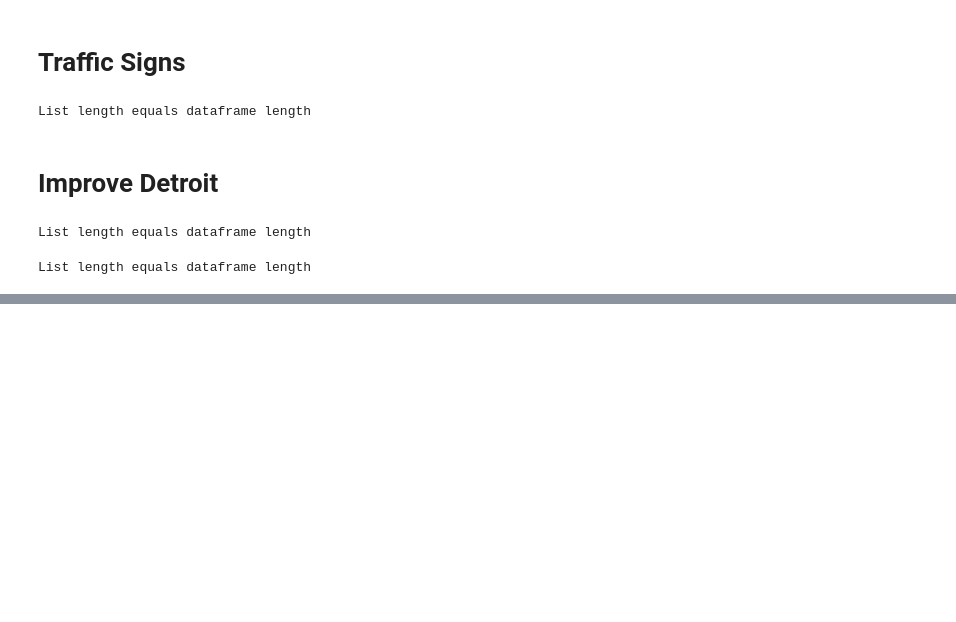
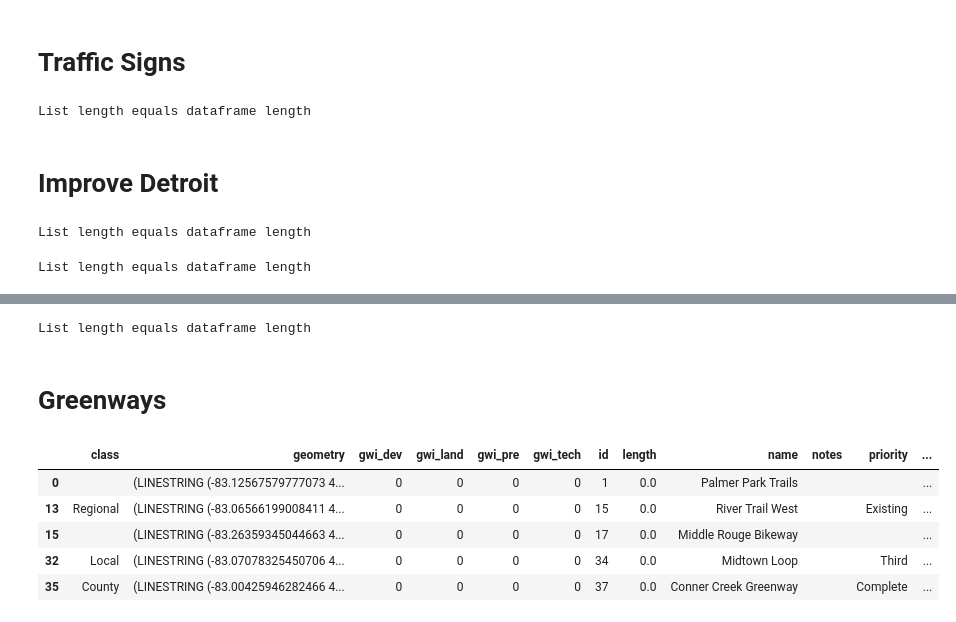
Before and after one commit to nss2108/Detroit-Capstone, a Jupyter notebook: Data Cleaning notebook.ipynb, the cells around one changed output, grey strips where cells are left out. Saved outputs shown, nothing was run; the diff lists cells and outputs as text; code cells hidden in the pictures; blank space fills up the shorter version.

```diff
--- a/Data Cleaning notebook.ipynb
+++ b/Data Cleaning notebook.ipynb
@@ -626,0 +688,5 @@ improveall.to_csv("improveall.csv")
+# %%
+res=nhoodfind(pv.coordinates)
+pv["neighborhood"]=res
+# %% [output]
+List length equals dataframe length
@@ -626,0 +695,13 @@ improveall.to_csv("improveall.csv")
+# %% [markdown]
+# Greenways
+# %%
+gw=gpd.read_file("Greenways.geojson")
+comp=gw[gw.status=="Complete"]
+comp.head()
+# %% [output]
+|  | class | geometry | gwi_dev | gwi_land | gwi_pre | gwi_tech | id | length | name | notes | priority | ... |
+| 0 |  | (LINESTRING (-83.12567579777073 4... | 0 | 0 | 0 | 0 | 1 | 0.0 | Palmer Park Trails |  |  | ... |
+| 13 | Regional | (LINESTRING (-83.06566199008411 4... | 0 | 0 | 0 | 0 | 15 | 0.0 | River Trail West |  | Existing | ... |
+| 15 |  | (LINESTRING (-83.26359345044663 4... | 0 | 0 | 0 | 0 | 17 | 0.0 | Middle Rouge Bikeway |  |  | ... |
+| 32 | Local | (LINESTRING (-83.07078325450706 4... | 0 | 0 | 0 | 0 | 34 | 0.0 | Midtown Loop |  | Third | ... |
+| 35 | County | (LINESTRING (-83.00425946282466 4... | 0 | 0 | 0 | 0 | 37 | 0.0 | Conner Creek Greenway |  | Complete | ... |
```
Also changed, not shown: parts of 73 cells of this notebook, 1 other file.
